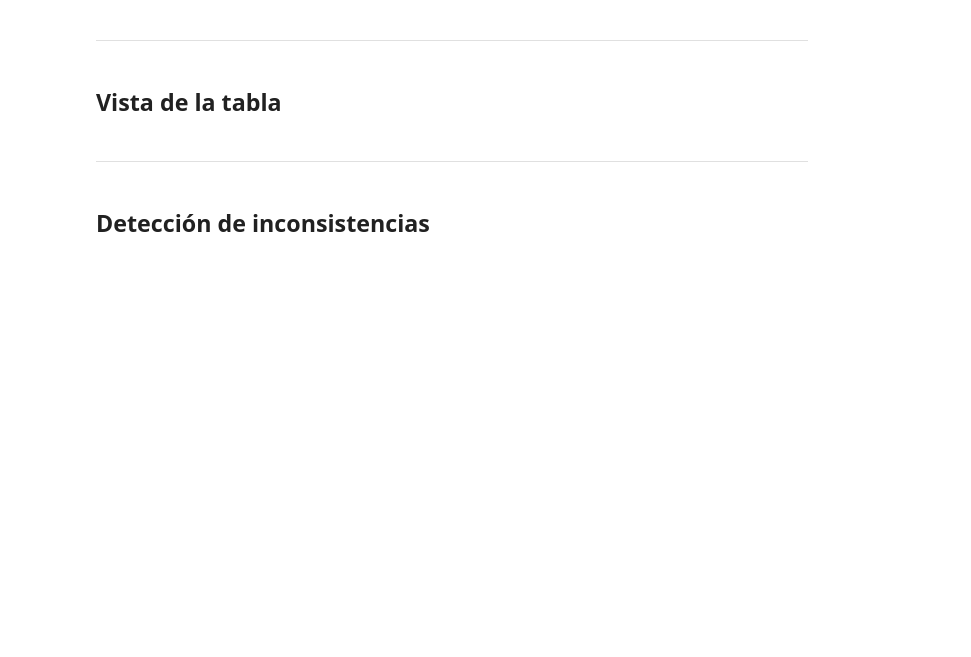
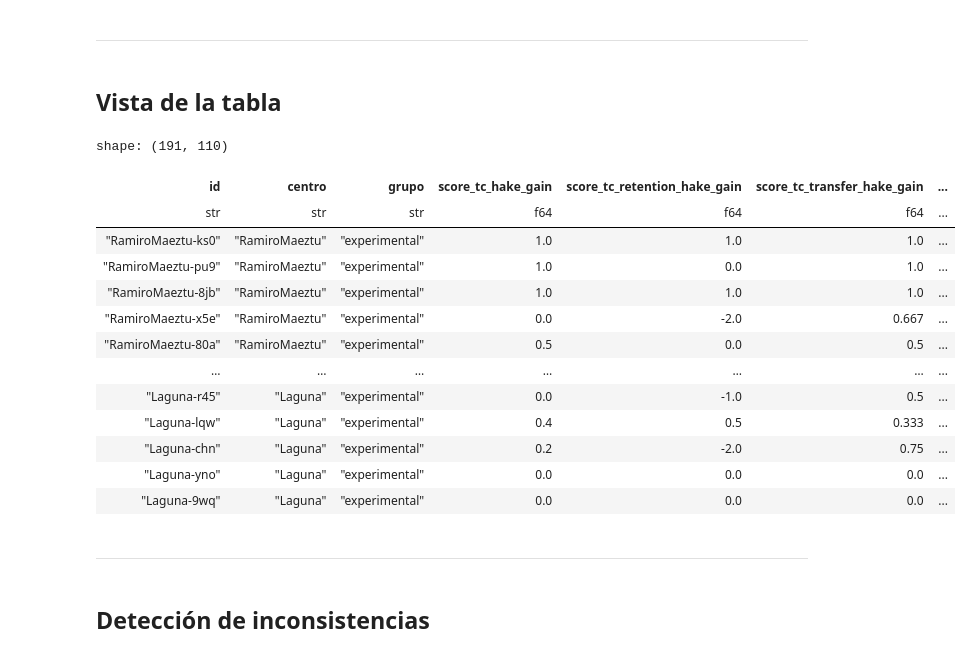
Before and after one commit to IBiDat/va-educational-impact, a Jupyter notebook: src/notebooks/paper/paper_results.ipynb, the cells around one changed output. Saved outputs shown, nothing was run; the diff lists cells and outputs as text; code cells hidden in the pictures; blank space fills up the shorter version.

```diff
--- a/src/notebooks/paper/paper_results.ipynb
+++ b/src/notebooks/paper/paper_results.ipynb
@@ -36,6 +36,23 @@ forms_interactions_df = rename_df(forms_interactions_df)
 ---
 # %% [markdown]
 ## Vista de la tabla
+# %%
+forms_interactions_df
+# %% [output]
+shape: (191, 110)
+| id | centro | grupo | score_tc_hake_gain | score_tc_retention_hake_gain | score_tc_transfer_hake_gain | ... |
+| str | str | str | f64 | f64 | f64 | ... |
+| "RamiroMaeztu-ks0" | "RamiroMaeztu" | "experimental" | 1.0 | 1.0 | 1.0 | ... |
+| "RamiroMaeztu-pu9" | "RamiroMaeztu" | "experimental" | 1.0 | 0.0 | 1.0 | ... |
+| "RamiroMaeztu-8jb" | "RamiroMaeztu" | "experimental" | 1.0 | 1.0 | 1.0 | ... |
+| "RamiroMaeztu-x5e" | "RamiroMaeztu" | "experimental" | 0.0 | -2.0 | 0.667 | ... |
+| "RamiroMaeztu-80a" | "RamiroMaeztu" | "experimental" | 0.5 | 0.0 | 0.5 | ... |
+| … | … | … | … | … | … | ... |
+| "Laguna-r45" | "Laguna" | "experimental" | 0.0 | -1.0 | 0.5 | ... |
+| "Laguna-lqw" | "Laguna" | "experimental" | 0.4 | 0.5 | 0.333 | ... |
+| "Laguna-chn" | "Laguna" | "experimental" | 0.2 | -2.0 | 0.75 | ... |
+| "Laguna-yno" | "Laguna" | "experimental" | 0.0 | 0.0 | 0.0 | ... |
+| "Laguna-9wq" | "Laguna" | "experimental" | 0.0 | 0.0 | 0.0 | ... |
 # %% [markdown]
 ---
 # %% [markdown]
```
Also changed, not shown: parts of 36 cells of this notebook, 1 other file.
